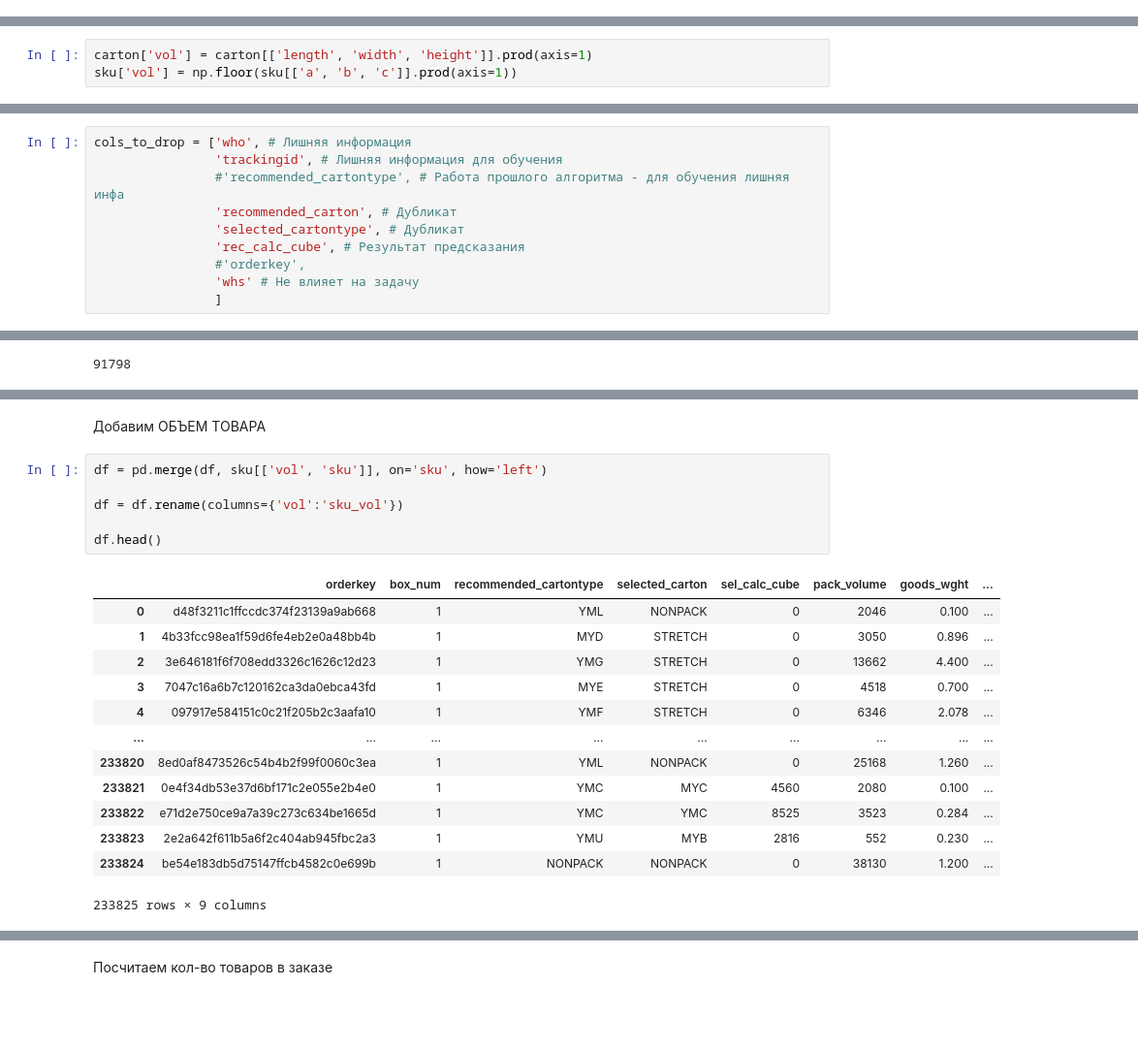
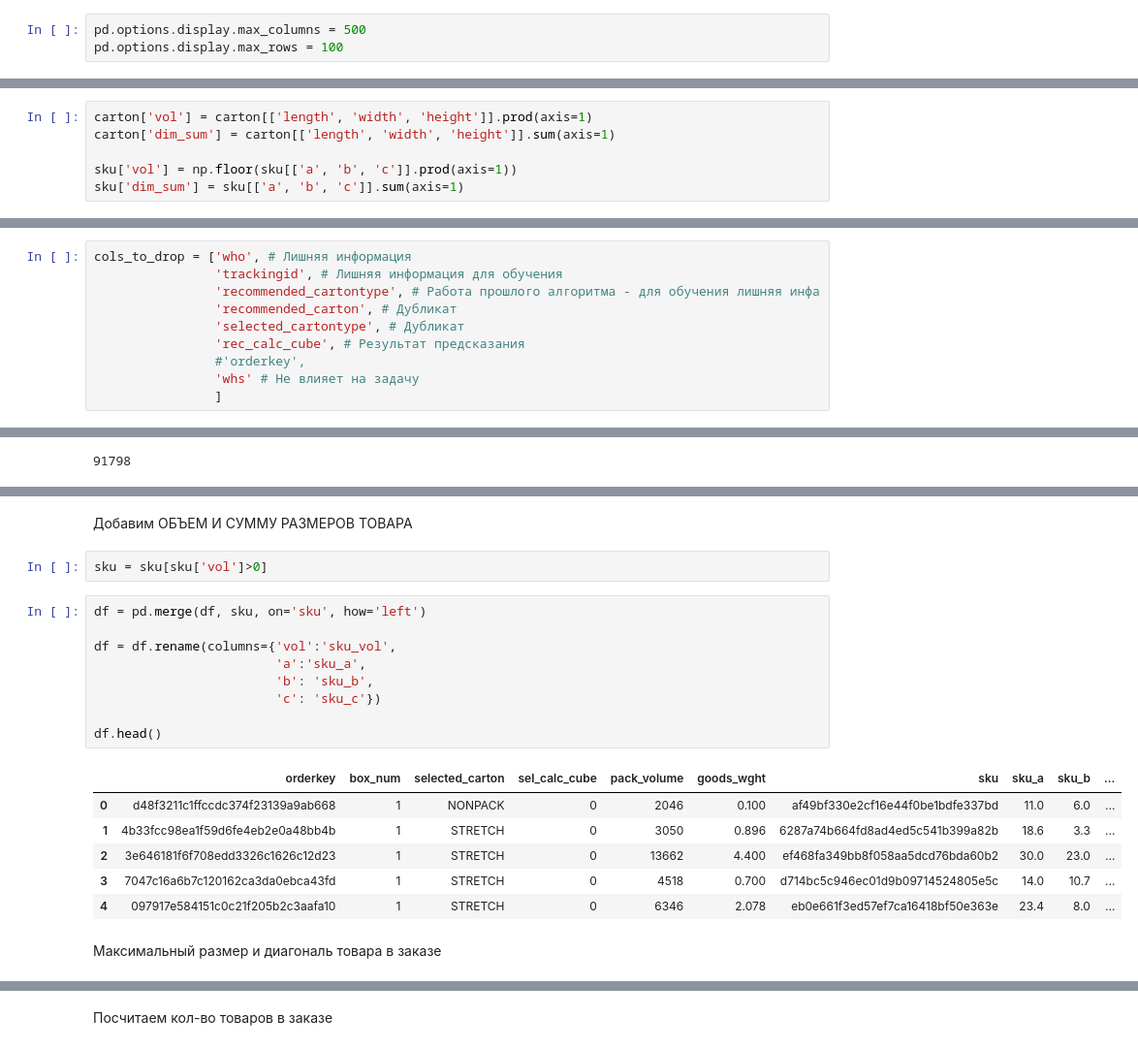
Before and after one commit to johnmcv761/Ya_hackaton_package_choose, a Jupyter notebook: data_preprocessing.ipynb, the cells around one changed output, grey strips where cells are left out. Shown at 97% size. Cells and saved outputs as stored; diff of their text form; blank space fills up the shorter version.

```diff
--- a/data_preprocessing.ipynb
+++ b/data_preprocessing.ipynb
@@ -12,3 +15,6 @@ sns.set_theme(style='darkgrid', palette='mako')
 
 mlp.rcParams['axes.labelsize'] = 10
 mlp.rcParams['axes.titlesize'] = 15
+# %%
+pd.options.display.max_columns = 500
+pd.options.display.max_rows = 100
@@ -283,7 +295,10 @@ sku_groups.head()
 Добавим объем упаковки и объем товара
 # %%
 carton['vol'] = carton[['length', 'width', 'height']].prod(axis=1)
+carton['dim_sum'] = carton[['length', 'width', 'height']].sum(axis=1)
+
 sku['vol'] = np.floor(sku[['a', 'b', 'c']].prod(axis=1))
+sku['dim_sum'] = sku[['a', 'b', 'c']].sum(axis=1)
 # %%
 df = data.copy()
 # %% [markdown]
@@ -291,7 +306,7 @@ df = data.copy()
 # %%
 cols_to_drop = ['who', # Лишняя информация
                 'trackingid', # Лишняя информация для обучения
-                #'recommended_cartontype', # Работа прошлого алгоритма - для обучения лишняя инфа
+                'recommended_cartontype', # Работа прошлого алгоритма - для обучения лишняя инфа
                 'recommended_carton', # Дубликат
                 'selected_cartontype', # Дубликат
                 'rec_calc_cube', # Результат предсказания
@@ -334,22 +337,22 @@ df.shape
 # %% [markdown]
-Добавим ОБЪЕМ ТОВАРА
+Добавим ОБЪЕМ И СУММУ РАЗМЕРОВ ТОВАРА
+# %%
+sku = sku[sku['vol']>0]
 # %%
-df = pd.merge(df, sku[['vol', 'sku']], on='sku', how='left')
+df = pd.merge(df, sku, on='sku', how='left')
 
-df = df.rename(columns={'vol':'sku_vol'})
+df = df.rename(columns={'vol':'sku_vol',
+                        'a':'sku_a',
+                        'b': 'sku_b',
+                        'c': 'sku_c'})
 
 df.head()
 # %% [output]
-|  | orderkey | box_num | recommended_cartontype | selected_carton | sel_calc_cube | pack_volume | goods_wght | ... |
-| 0 | d48f3211c1ffccdc374f23139a9ab668 | 1 | YML | NONPACK | 0 | 2046 | 0.100 | ... |
-| 1 | 4b33fcc98ea1f59d6fe4eb2e0a48bb4b | 1 | MYD | STRETCH | 0 | 3050 | 0.896 | ... |
-| 2 | 3e646181f6f708edd3326c1626c12d23 | 1 | YMG | STRETCH | 0 | 13662 | 4.400 | ... |
-| 3 | 7047c16a6b7c120162ca3da0ebca43fd | 1 | MYE | STRETCH | 0 | 4518 | 0.700 | ... |
-| 4 | 097917e584151c0c21f205b2c3aafa10 | 1 | YMF | STRETCH | 0 | 6346 | 2.078 | ... |
-| ... | ... | ... | ... | ... | ... | ... | ... | ... |
-| 233820 | 8ed0af8473526c54b4b2f99f0060c3ea | 1 | YML | NONPACK | 0 | 25168 | 1.260 | ... |
-| 233821 | 0e4f34db53e37d6bf171c2e055e2b4e0 | 1 | YMC | MYC | 4560 | 2080 | 0.100 | ... |
-| 233822 | e71d2e750ce9a7a39c273c634be1665d | 1 | YMC | YMC | 8525 | 3523 | 0.284 | ... |
-| 233823 | 2e2a642f611b5a6f2c404ab945fbc2a3 | 1 | YMU | MYB | 2816 | 552 | 0.230 | ... |
-| 233824 | be54e183db5d75147ffcb4582c0e699b | 1 | NONPACK | NONPACK | 0 | 38130 | 1.200 | ... |
+|  | orderkey | box_num | selected_carton | sel_calc_cube | pack_volume | goods_wght | sku | sku_a | sku_b | ... |
+| 0 | d48f3211c1ffccdc374f23139a9ab668 | 1 | NONPACK | 0 | 2046 | 0.100 | af49bf330e2cf16e44f0be1bdfe337bd | 11.0 | 6.0 | ... |
+| 1 | 4b33fcc98ea1f59d6fe4eb2e0a48bb4b | 1 | STRETCH | 0 | 3050 | 0.896 | 6287a74b664fd8ad4ed5c541b399a82b | 18.6 | 3.3 | ... |
+| 2 | 3e646181f6f708edd3326c1626c12d23 | 1 | STRETCH | 0 | 13662 | 4.400 | ef468fa349bb8f058aa5dcd76bda60b2 | 30.0 | 23.0 | ... |
+| 3 | 7047c16a6b7c120162ca3da0ebca43fd | 1 | STRETCH | 0 | 4518 | 0.700 | d714bc5c946ec01d9b09714524805e5c | 14.0 | 10.7 | ... |
+| 4 | 097917e584151c0c21f205b2c3aafa10 | 1 | STRETCH | 0 | 6346 | 2.078 | eb0e661f3ed57ef7ca16418bf50e363e | 23.4 | 8.0 | ... |
-233825 rows × 9 columns
+# %% [markdown]
+Максимальный размер и диагональ товара в заказе
```
Also changed, not shown: parts of 62 cells of this notebook, 1 other file.
